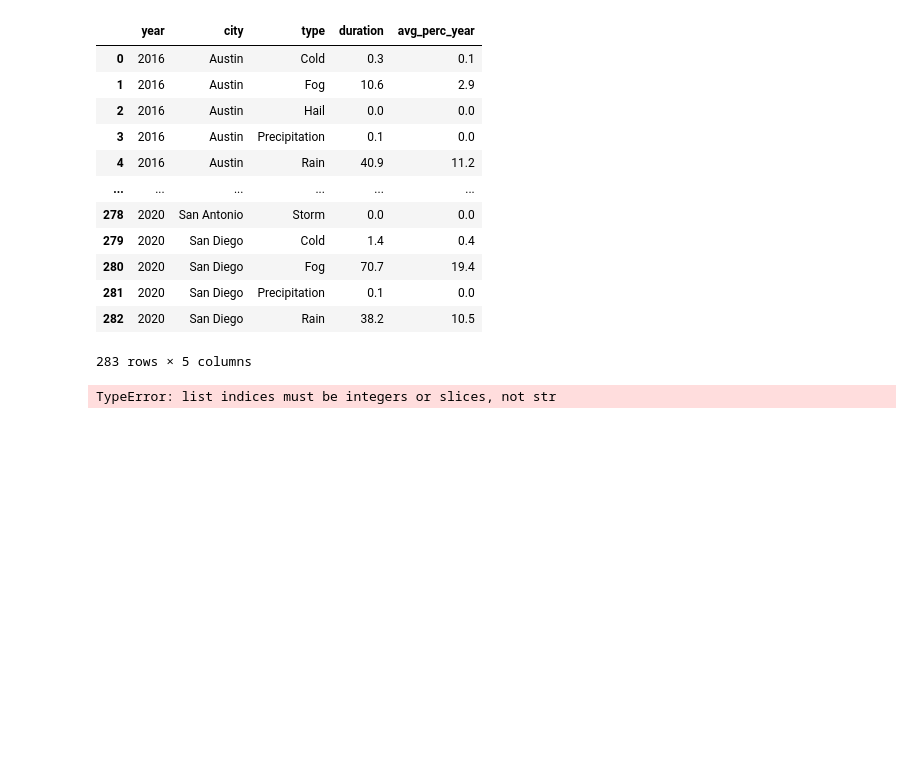
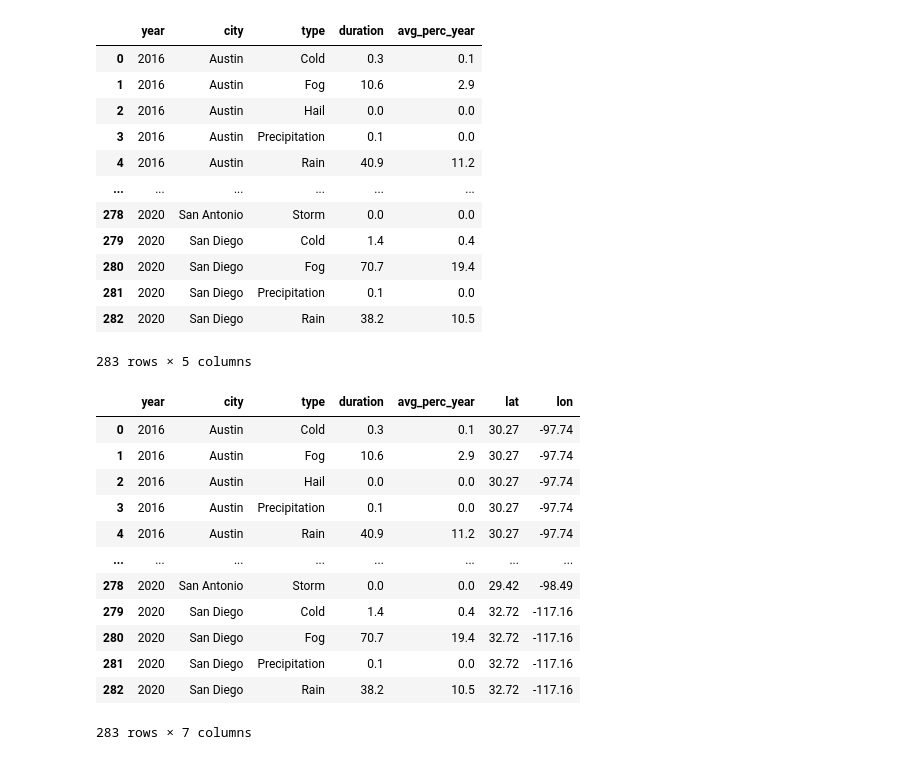
Before and after one commit to Fescamil1/Project3_Group4, a Jupyter notebook: Weather_project3 .ipynb, the cells around one changed output. Cells and saved outputs as stored; diff of their text form; code cells hidden in the pictures; blank space fills up the shorter version.

```diff
--- a/Weather_project3 .ipynb
+++ b/Weather_project3 .ipynb
@@ -176,44 +176,58 @@ stat_df
 # %%
 city = list(stat_df['city'])
 lat = []
 lon = []
 
-for i in city:
-    if city[i] == "New York":
+for i in range(len(city)):
+    if str(city[i]) == "New York":
         lat.append(40.713)
         lon.append(-74.01)
-    elif city[i] == "Los Angeles":
+    elif str(city[i]) == "Los Angeles":
         lat.append(34.05)
         lon.append(-118.24)
-    elif city[i] == "Chicago":
+    elif str(city[i]) == "Chicago":
         lat.append(41.88)
         lon.append(-87.63)
-    elif city[i] == "Houston":
+    elif str(city[i]) == "Houston":
         lat.append(29.76)
         lon.append(-95.37)
-    elif city[i] == "Philadelphia":
+    elif str(city[i]) == "Philadelphia":
         lat.append(39.95)
         lon.append(-75.17)
-    elif city[i] == "Phoenix":
+    elif str(city[i]) == "Phoenix":
         lat.append(33.45)
         lon.append(-112.07)
-    elif city[i] == "San Antonio":
+    elif str(city[i]) == "San Antonio":
         lat.append(29.42)
         lon.append(-98.49)
-    elif city[i] == "San Diego":
+    elif str(city[i]) == "San Diego":
         lat.append(32.72)
         lon.append(-117.16)
-    elif city[i] == "Dallas":
+    elif str(city[i]) == "Dallas":
         lat.append(32.78)
         lon.append(-96.80)
-    elif city[i] == "Austin":
+    elif str(city[i]) == "Austin":
         lat.append(30.27)
         lon.append(-97.74)
 
-lat
-# city
+stat_df['lat'] = lat
+stat_df['lon'] = lon
+
+stat_df
 # %% [output]
+|  | year | city | type | duration | avg_perc_year | lat | lon |
+| 0 | 2016 | Austin | Cold | 0.3 | 0.1 | 30.27 | -97.74 |
+| 1 | 2016 | Austin | Fog | 10.6 | 2.9 | 30.27 | -97.74 |
+| 2 | 2016 | Austin | Hail | 0.0 | 0.0 | 30.27 | -97.74 |
+| 3 | 2016 | Austin | Precipitation | 0.1 | 0.0 | 30.27 | -97.74 |
+| 4 | 2016 | Austin | Rain | 40.9 | 11.2 | 30.27 | -97.74 |
+| ... | ... | ... | ... | ... | ... | ... | ... |
+| 278 | 2020 | San Antonio | Storm | 0.0 | 0.0 | 29.42 | -98.49 |
+| 279 | 2020 | San Diego | Cold | 1.4 | 0.4 | 32.72 | -117.16 |
+| 280 | 2020 | San Diego | Fog | 70.7 | 19.4 | 32.72 | -117.16 |
+| 281 | 2020 | San Diego | Precipitation | 0.1 | 0.0 | 32.72 | -117.16 |
+| 282 | 2020 | San Diego | Rain | 38.2 | 10.5 | 32.72 | -117.16 |
-TypeError: list indices must be integers or slices, not str
+283 rows × 7 columns
 # %%
 #checking for unique event IDs
 [f"{x}: {new_df[x].nunique()}" for x in new_df.columns]
```
